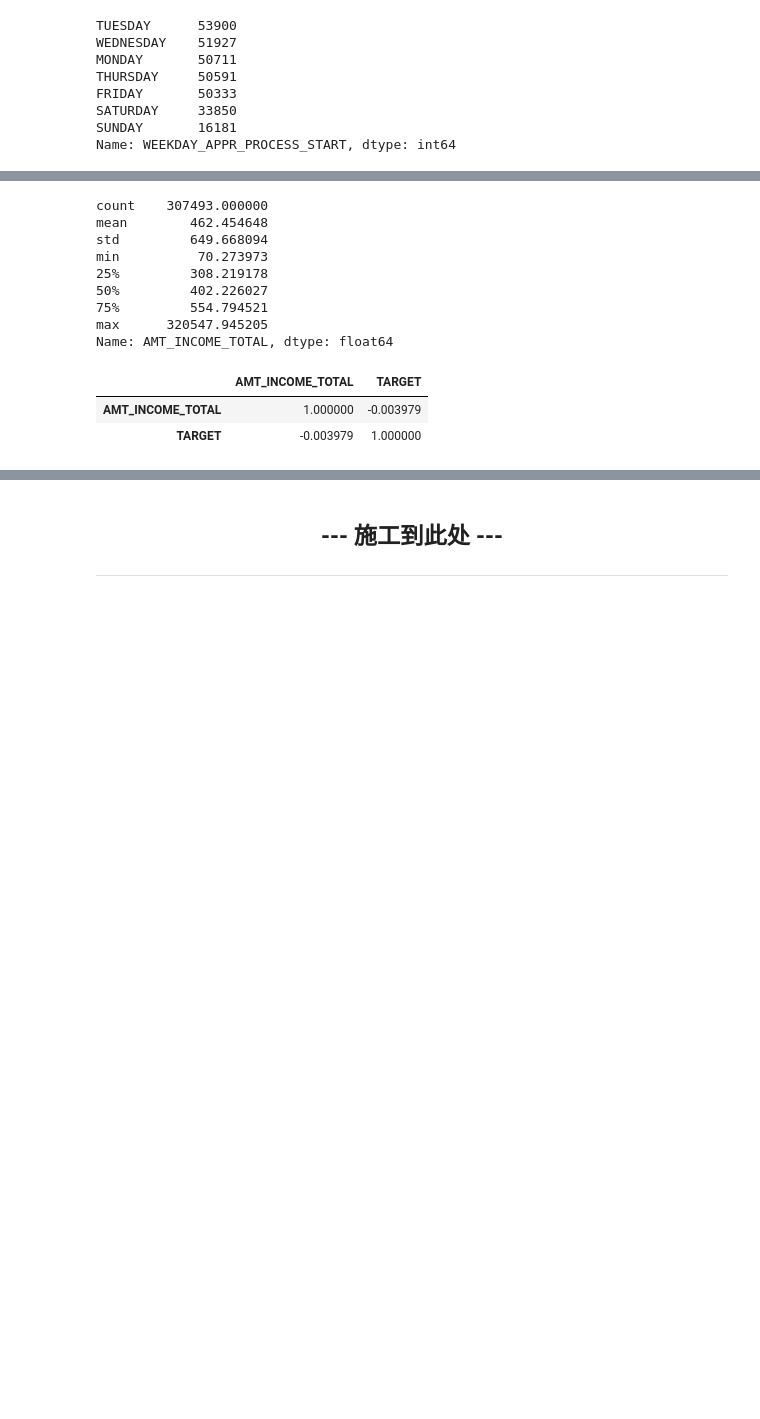
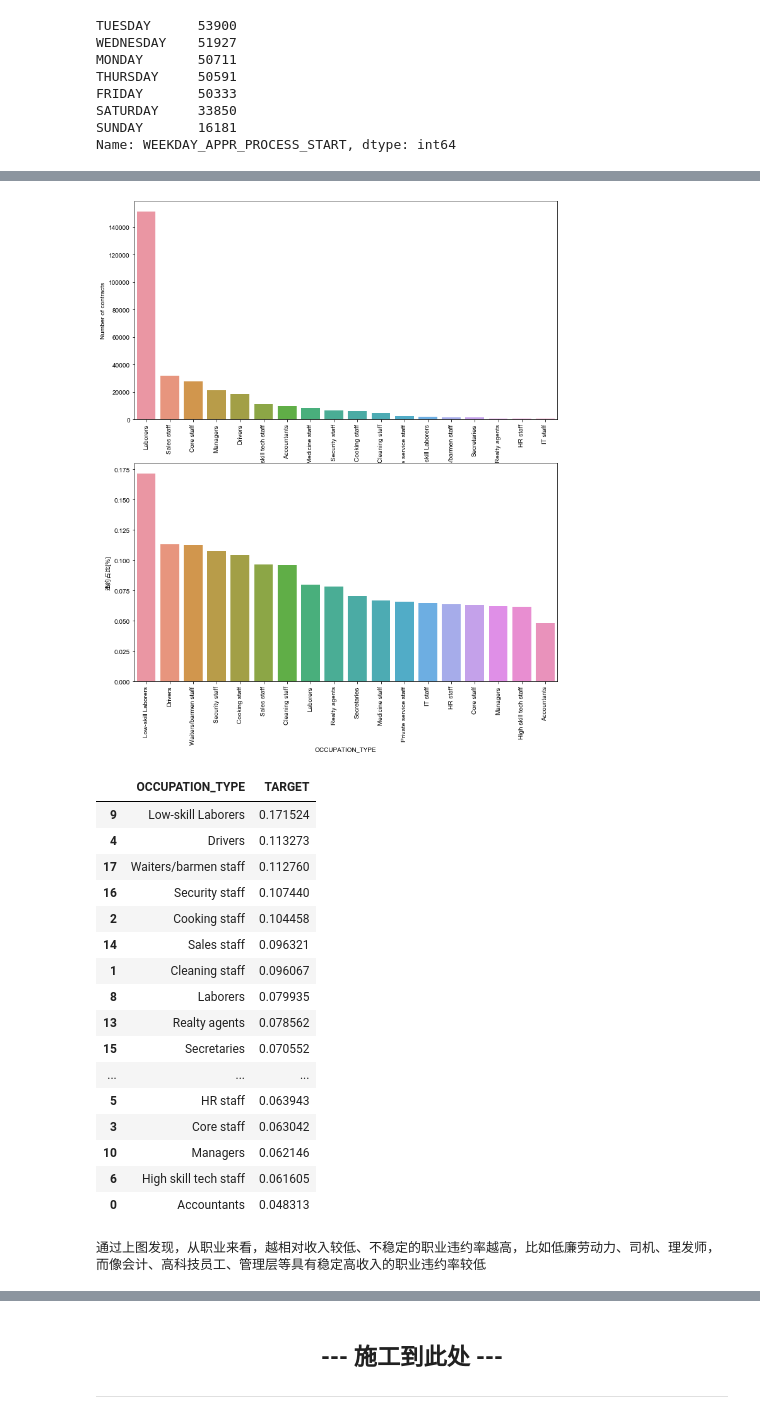
Before and after one commit to DGTBG/biye, a Jupyter notebook: HomeCredit_clean.ipynb, the cells around one changed output, grey strips where cells are left out. Cells and saved outputs as stored; diff of their text form; code cells hidden in the pictures; blank space fills up the shorter version.

```diff
--- a/HomeCredit_clean.ipynb
+++ b/HomeCredit_clean.ipynb
@@ -625,18 +602,54 @@ array(['Business Entity Type 3', 'School', 'Government', 'Religion',
-# %%
-(data['AMT_INCOME_TOTAL']/365).describe()
-# %% [output]
-count    307493.000000
-mean        462.454648
-std         649.668094
-min          70.273973
-25%         308.219178
-50%         402.226027
-75%         554.794521
-max      320547.945205
-Name: AMT_INCOME_TOTAL, dtype: float64
-# %%
-data[['AMT_INCOME_TOTAL','TARGET']].corr()
-# %% [output]
-|  | AMT_INCOME_TOTAL | TARGET |
-| AMT_INCOME_TOTAL | 1.000000 | -0.003979 |
-| TARGET | -0.003979 | 1.000000 |
+# %%
+def plot_stats(feature,label_rotation=False,horizontal_layout=True):
+    app_train_domain=data.copy()
+    temp = app_train_domain[feature].value_counts()
+    df1 = pd.DataFrame({feature: temp.index,'Number of contracts': temp.values})
+
+    # 计算该特征的每种取值的信贷违约的占比（TARGET = 1）
+    cat_perc = app_train_domain[[feature, 'TARGET']].groupby([feature],as_index=False).mean() #计算该特征的每种取值 TARGET 的均值，即为对应的违约率
+    cat_perc.sort_values(by='TARGET', ascending=False, inplace=True) # 对占比进行排序
+
+
+
+    if(horizontal_layout): # x轴文字是否水平
+        fig, (ax1, ax2) = plt.subplots(ncols=2, figsize=(12,6)) # 绘制两个图
+    else:
+        fig, (ax1, ax2) = plt.subplots(nrows=2, figsize=(12,14))
+    sns.set_color_codes("pastel") # 设置颜色系
+    s = sns.barplot(ax=ax1, x = feature, y="Number of contracts",data=df1)
+    if(label_rotation): # 是否带图标
+        s.set_xticklabels(s.get_xticklabels(),rotation=90)
+
+    s = sns.barplot(ax=ax2, x = feature, y='TARGET', order=cat_perc[feature], data=cat_perc)
+    if(label_rotation):
+        s.set_xticklabels(s.get_xticklabels(),rotation=90)
+    plt.ylabel('违约占比[%]', fontsize=10)
+    plt.tick_params(axis='both', which='major', labelsize=10)
+
+    plt.show()
+    return cat_perc
+
+
+ocp_order = plot_stats('OCCUPATION_TYPE',True, False) # 获取不同职业违约率的排序表
+
+print('通过上图发现，从职业来看，越相对收入较低、不稳定的职业违约率越高，比如低廉劳动力、司机、理发师，而像会计、高科技员工、管理层等具有稳定高收入的职业违约率较低')
+# %% [output]
+[figure, added]
+|  | OCCUPATION_TYPE | TARGET |
+| 9 | Low-skill Laborers | 0.171524 |
+| 4 | Drivers | 0.113273 |
+| 17 | Waiters/barmen staff | 0.112760 |
+| 16 | Security staff | 0.107440 |
+| 2 | Cooking staff | 0.104458 |
+| 14 | Sales staff | 0.096321 |
+| 1 | Cleaning staff | 0.096067 |
+| 8 | Laborers | 0.079935 |
+| 13 | Realty agents | 0.078562 |
+| 15 | Secretaries | 0.070552 |
+| ... | ... | ... |
+| 5 | HR staff | 0.063943 |
+| 3 | Core staff | 0.063042 |
+| 10 | Managers | 0.062146 |
+| 6 | High skill tech staff | 0.061605 |
+| 0 | Accountants | 0.048313 |
+通过上图发现，从职业来看，越相对收入较低、不稳定的职业违约率越高，比如低廉劳动力、司机、理发师，而像会计、高科技员工、管理层等具有稳定高收入的职业违约率较低
```
Also changed, not shown: parts of 14 cells of this notebook.
